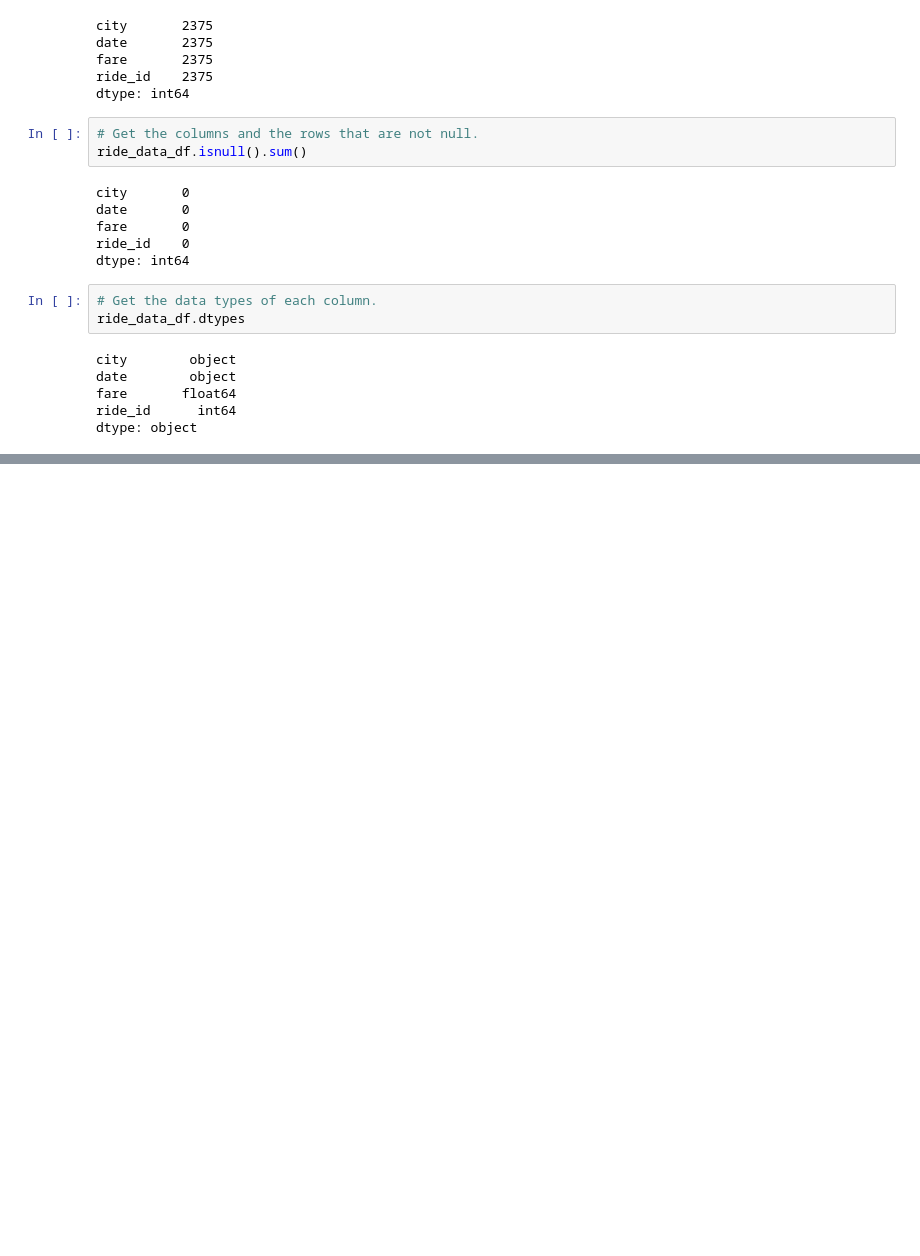
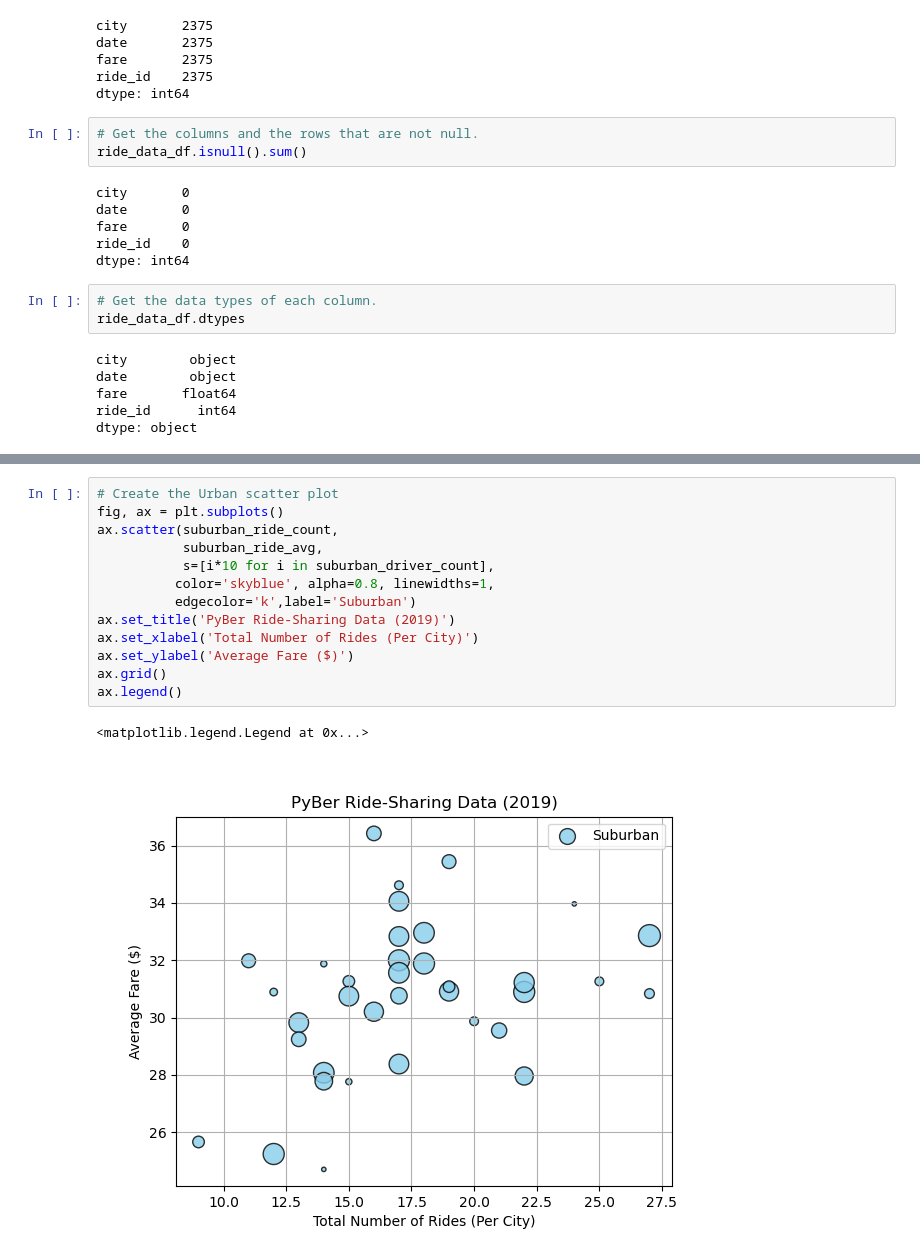
Before and after one commit to Atros04/Pyber-Visualization, a Jupyter notebook: PyBer.ipynb, the cells around one changed output, grey strips where cells are left out. Saved outputs shown, nothing was run; the diff lists cells and outputs as text; blank space fills up the shorter version.

```diff
--- a/PyBer.ipynb
+++ b/PyBer.ipynb
@@ -93,0 +143,16 @@ dtype: object
+# %%
+# Create the Urban scatter plot
+fig, ax = plt.subplots()
+ax.scatter(suburban_ride_count,
+           suburban_ride_avg,
+           s=[i*10 for i in suburban_driver_count],
+          color='skyblue', alpha=0.8, linewidths=1,
+          edgecolor='k',label='Suburban')
+ax.set_title('PyBer Ride-Sharing Data (2019)')
+ax.set_xlabel('Total Number of Rides (Per City)')
+ax.set_ylabel('Average Fare ($)')
+ax.grid()
+ax.legend()
+# %% [output]
+<matplotlib.legend.Legend at 0x...>
+[figure, added]
```
Also changed, not shown: parts of 9 cells of this notebook, 2 other files.
